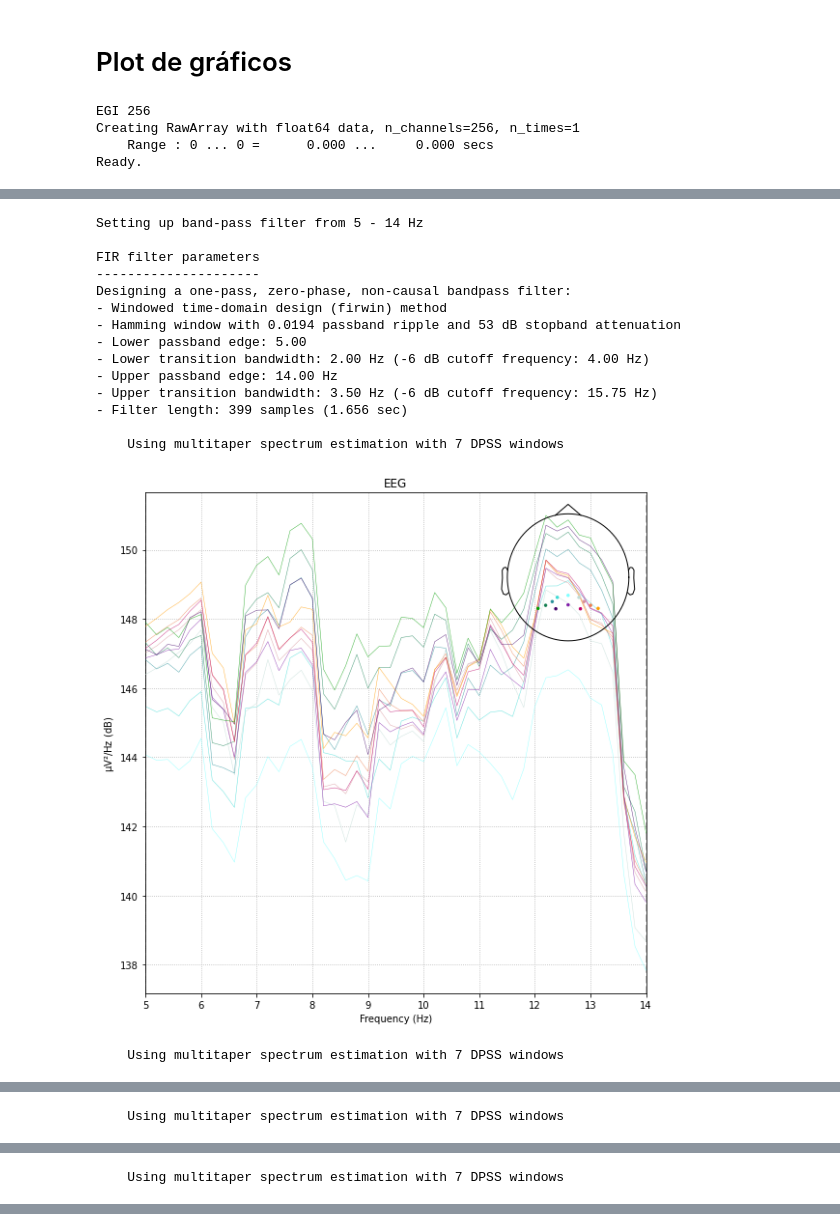
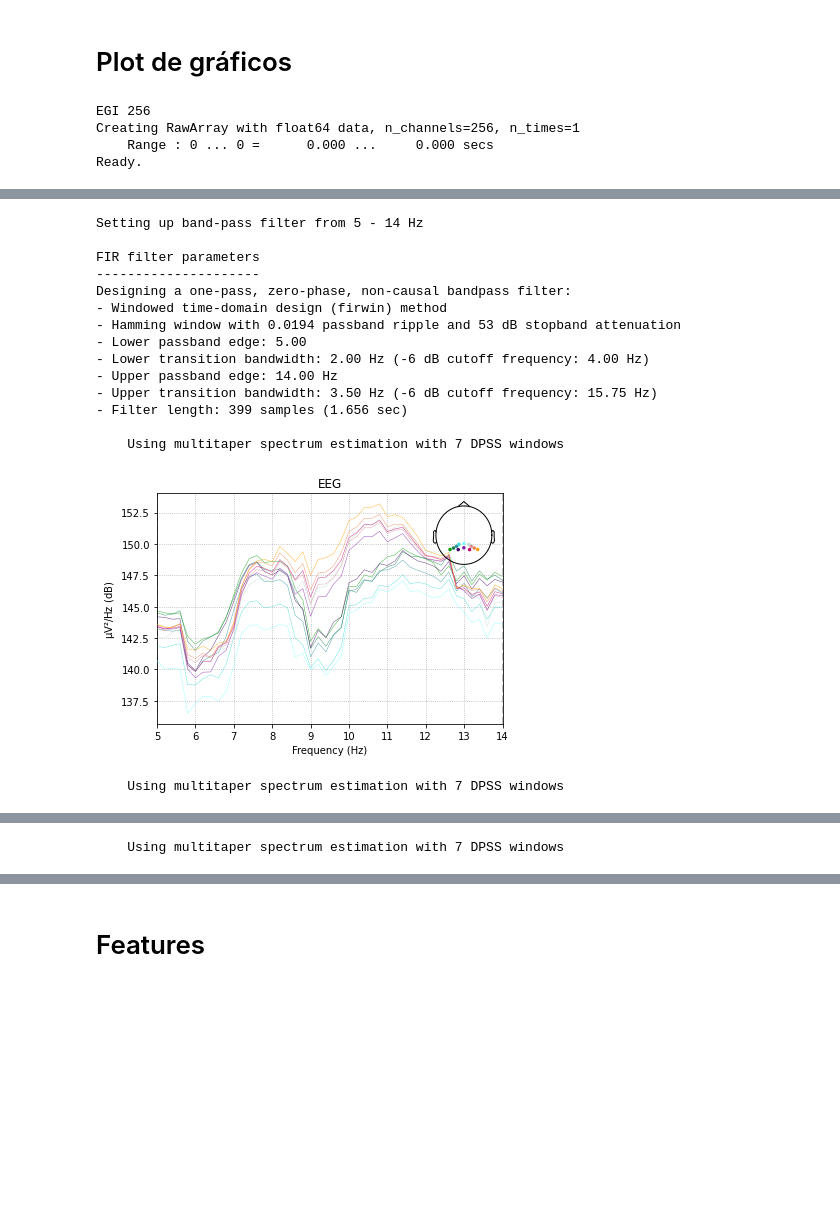
Before and after one commit to dennisurtubia/RP, a Jupyter notebook: mne_objects.ipynb, the cells around one changed output, grey strips where cells are left out. Cells and saved outputs as stored; diff of their text form; code cells hidden in the pictures; blank space fills up the shorter version.

```diff
--- a/mne_objects.ipynb
+++ b/mne_objects.ipynb
@@ -29,7 +29,6 @@ Estruturas => dados (125, 257, 1205) labels (125,)
 # Criação do EpochsArray
 # %%
 data = data[:,:256,:]
-print(data.shape)
 
 trial_duration = 5
 sampling_frequency = data.shape[-1] / trial_duration
@@ -45,5 +44,7 @@ info.set_montage(montage)
 
 # por fim a criação do EpochsArray
 events = np.array([[index, 0, event] for index, event in enumerate(labels)])
-epoch_array = mne.EpochsArray(data, info, events)
+epoch = mne.EpochsArray(data, info, events)
+
+print()
 # %% [output]
@@ -72,23 +61,18 @@ print('EGI 256')
 montage.plot()
 
 # Filtrando apenas dados dos eletrodos O1, Oz e O2
-filtered_epoch = epoch_array.copy().pick_channels(['E116', 'E126', 'E150','E106','E107','E108','E109','E119','E140','E151','E160','E169'])
+filtered_epoch = epoch.copy().pick_channels(['E116', 'E126', 'E150','E106','E107','E108','E109','E119','E140','E151','E160','E169'])
 
 filtered_epoch.filter(l_freq = 5.0, h_freq = 14.0)
 
+e = '4'
 
-matplotlib.rcParams['figure.figsize'] = [9., 9.]
+for i in range(2):
+    filtered_epoch[e][i].plot_psd(fmin=5., fmax=14.)
 
-# escolhendo (filtrando) somente o evento '1'
-e = '5'
-# selecionando alguns trials aleatórios (3, 9 e 11)
-for i in (2, 3, 20):
-    filtered_epoch[e][-i].plot_psd(fmin = 5., fmax = 14.)
-
-# mostrando todos os trials do evento '1'
-matplotlib.rcParams['figure.figsize'] = [9., 9.]
+matplotlib.rcParams['figure.figsize'] = [12., 8.]
 filtered_epoch[e].plot_psd(fmin = 5., fmax = 14.)
-print(filtered_epoch)
+print()
 # %% [output]
 EGI 256
 Creating RawArray with float64 data, n_channels=256, n_times=1
@@ -98,16 +82,16 @@ Ready.
 Setting up band-pass filter from 5 - 14 Hz
 
 FIR filter parameters
 ---------------------
 Designing a one-pass, zero-phase, non-causal bandpass filter:
 - Windowed time-domain design (firwin) method
 - Hamming window with 0.0194 passband ripple and 53 dB stopband attenuation
 - Lower passband edge: 5.00
 - Lower transition bandwidth: 2.00 Hz (-6 dB cutoff frequency: 4.00 Hz)
 - Upper passband edge: 14.00 Hz
 - Upper transition bandwidth: 3.50 Hz (-6 dB cutoff frequency: 15.75 Hz)
 - Filter length: 399 samples (1.656 sec)
 
     Using multitaper spectrum estimation with 7 DPSS windows
-[figure, old version]
+[figure, new version]
     Using multitaper spectrum estimation with 7 DPSS windows
@@ -117 +100,0 @@ Designing a one-pass, zero-phase, non-causal bandpass filter:
-    Using multitaper spectrum estimation with 7 DPSS windows
@@ -124,0 +103,2 @@ Designing a one-pass, zero-phase, non-causal bandpass filter:
+# %% [markdown]
+# Features
```
Also changed, not shown: parts of 6 cells of this notebook.
